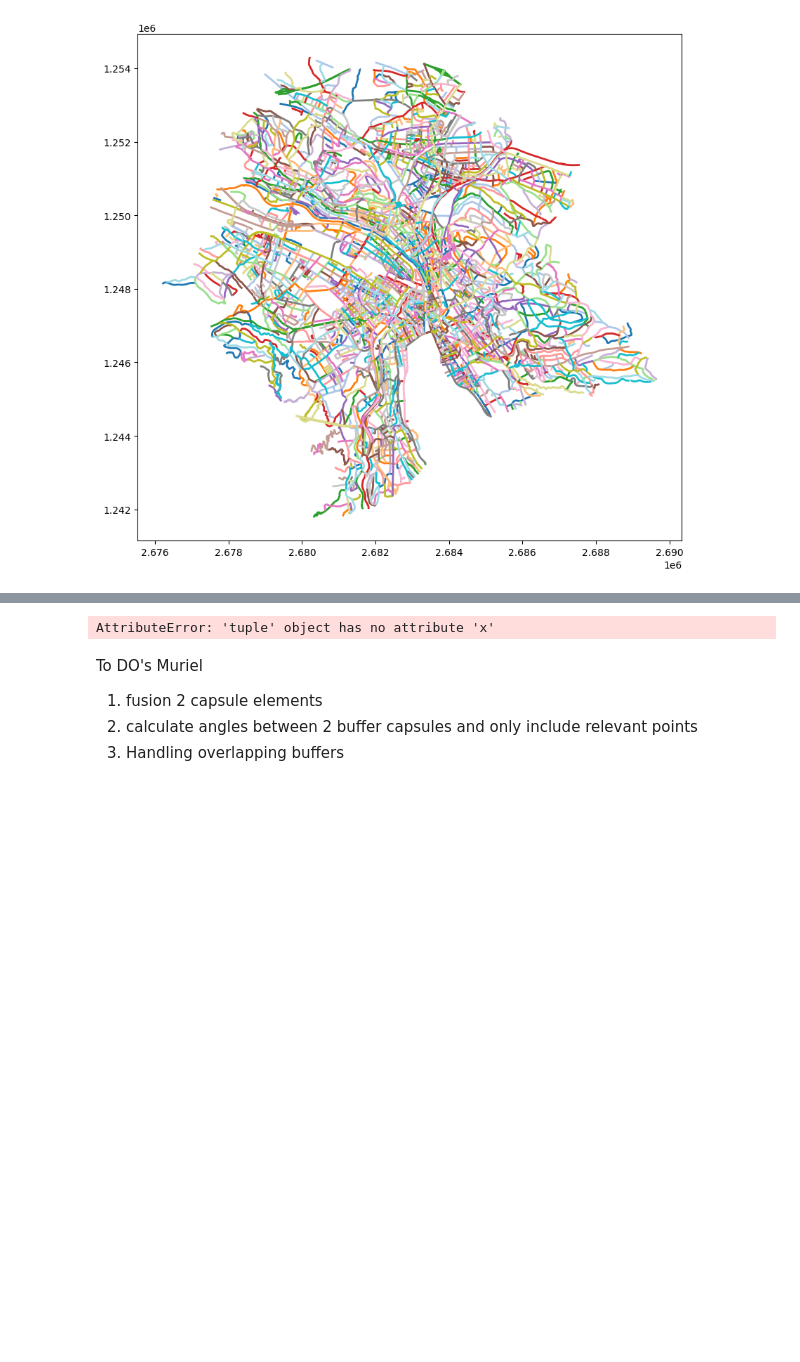
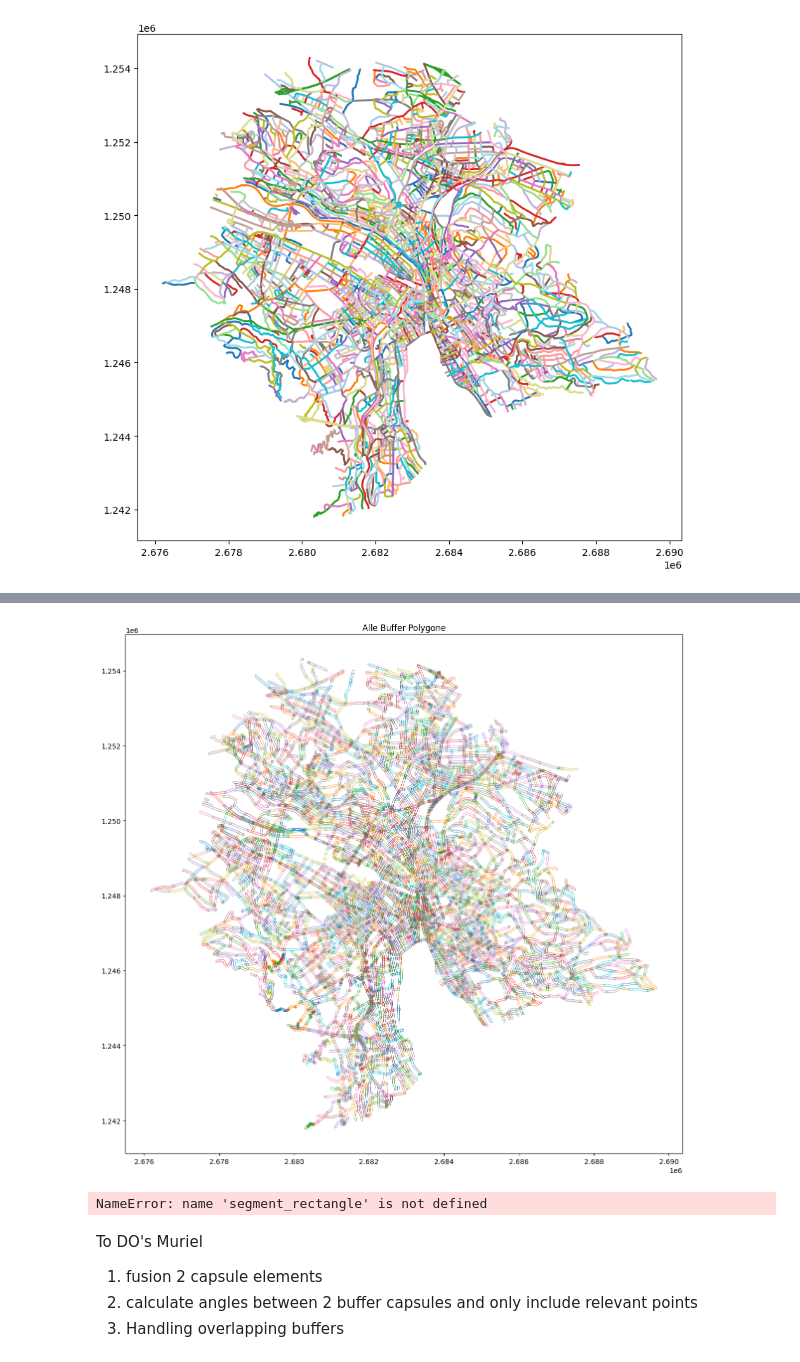
Before and after one commit to BeachBall2024/GEO-spa-algo, a Jupyter notebook: submission.ipynb, the cells around one changed output, grey strips where cells are left out. Cells and saved outputs as stored; diff of their text form; code cells hidden in the pictures; blank space fills up the shorter version.

```diff
--- a/submission.ipynb
+++ b/submission.ipynb
@@ -40,8 +40,7 @@ class Point():
     def __init__(self, x=None, y=None):
         self.x = x
         self.y = y
-        self.x = coords[0]
-        self.y = coords[1]
+
     def __repr__(self):
         return f'Point(x={self.x}, y={self.y})'
     def __eq__(self, other):
@@ -327,3 +417,39 @@ def angle_cos(p, q):
+# %%
+#test aufruf
+# Aufruf:
+
+#save results from segmentation in a more compact file
+street_segments_zurich = result[['unique_id','geometry','STN_TEXT','STN_INDEX','Shape_Leng']]
+
+fig, ax = plt.subplots(figsize=(12, 12))
+
+for uid in street_segments_zurich["unique_id"]:
+    geom = street_segments_zurich.set_index("unique_id").loc[uid, "geometry"]
+    coord_points = list(geom.coords)
+
+    outline = street_buffer(coord_points, width=50)
+
+    xs = [p.x for p in outline]
+    ys = [p.y for p in outline]
+    ax.plot(xs, ys, '-', linewidth=0.5)
+
+
+    """
+    xs = [p.x for p in outline]
+    ys = [p.y for p in outline]
+    plt.figure()
+    plt.plot(xs, ys, '-')
+    plt.axis('equal')
+    plt.title(f"Buffer {uid}")
+    plt.show()
+    """
+
+ax.set_aspect('equal')
+ax.set_title("Alle Buffer Polygone")
+plt.tight_layout()
+plt.show()
+# %% [output]
+[figure, added]
 # %%
 #Commands Muriel
 
@@ -333,22 +459,27 @@ street_segments_zurich = result[['unique_id','geometry','STN_TEXT','STN_INDEX','
 #check new GeoDataFrame
 street_segments_zurich.head()
 
-list_element = 0
-list_length = 2
-point_element = 0
-
 #go through every line geometry
 for uid in street_segments_zurich["unique_id"]:
     geom = street_segments_zurich.set_index("unique_id").loc[uid, "geometry"]
     coord_points = list(geom.coords)
 
-    #go through each coordinates of line
-    for i in range(len(coord_points) - 1):
-        p0 = coord_points[i]
-        p1 = coord_points[i + 1]
-        segment_rectangle(p0, p1, 5)
-        #print(p0, p1)
+    # Ersten Buffer vor der Schleife berechnen
+    p0 = Point(coord_points[0][0], coord_points[0][1])
+    p1 = Point(coord_points[1][0], coord_points[1][1])
+    dx1, dy1, points1 = segment_rectangle(p0, p1, 5)
 
-    #print("neue id")
+    # Ab Index 1 weitermachen — dx1/points1 vom vorherigen Schritt wiederverwenden
+    for i in range(1, len(coord_points) - 1):
+        p1 = Point(coord_points[i][0],   coord_points[i][1])
+        p2 = Point(coord_points[i+1][0], coord_points[i+1][1])
+
+        dx2, dy2, points2 = segment_rectangle(p1, p2, 5)
+
+        angle = angle_between_segments(dx1, dy1, dx2, dy2)
+        print(f"Winkel bei {p1}: {angle:.1f}°")
+
+        # Für nächste Iteration: aktuelles Segment wird zum "ersten"
+        dx1, dy1, points1 = dx2, dy2, points2
 # %% [output]
-AttributeError: 'tuple' object has no attribute 'x'
+NameError: name 'segment_rectangle' is not defined
```
Also changed, not shown: parts of 11 cells of this notebook.
